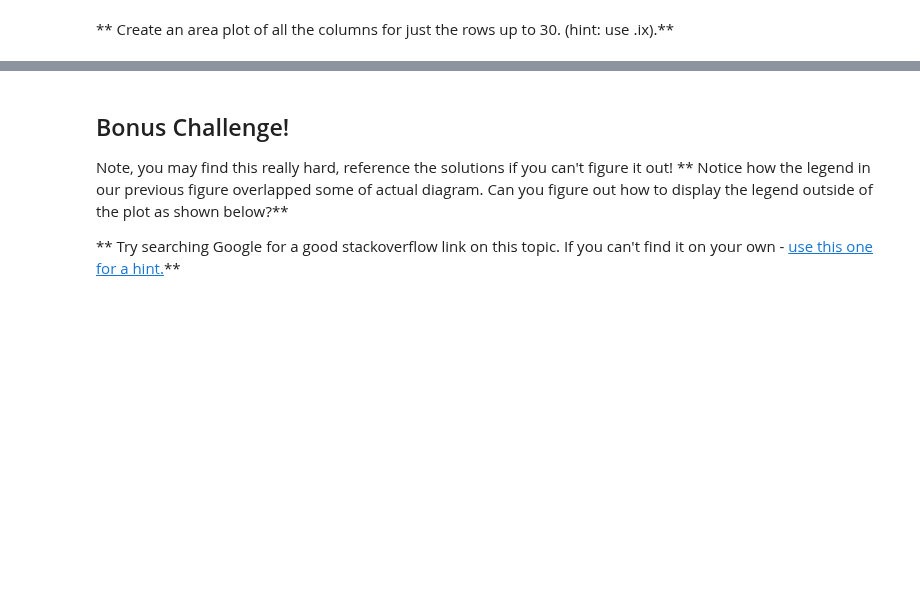
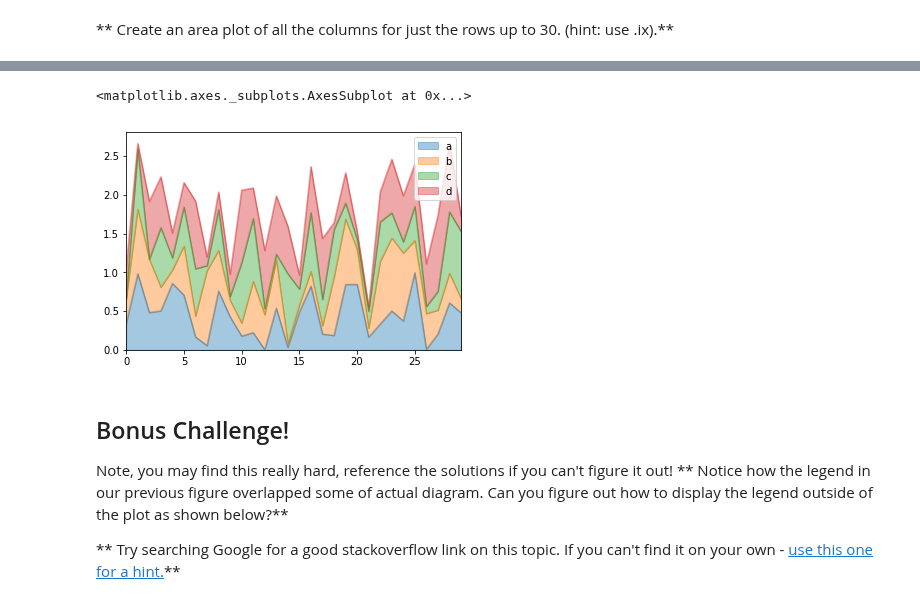
Before and after one commit to thomasdunlap/Python-DS-And-ML-Bootcamp, a Jupyter notebook: Python-for-Data-Visualization/Pandas Built-in Data Viz/Pandas Data Visualization Exercise .ipynb, the cells around one changed output, grey strips where cells are left out. Drawn from its saved outputs; the diff is of its cells as text; code cells hidden in the pictures; blank space fills up the shorter version.

```diff
--- a/Python-for-Data-Visualization/Pandas Built-in Data Viz/Pandas Data Visualization Exercise .ipynb
+++ b/Python-for-Data-Visualization/Pandas Built-in Data Viz/Pandas Data Visualization Exercise .ipynb
@@ -100,3 +82,8 @@ df3['d'].plot.kde()
+# %%
+df3.iloc[0:30].plot.area(alpha=0.4)
+# %% [output]
+<matplotlib.axes._subplots.AxesSubplot at 0x...>
+[figure, added]
 # %% [markdown]
 ## Bonus Challenge!
 Note, you may find this really hard, reference the solutions if you can't figure it out!
```
Also changed, not shown: parts of 11 cells of this notebook.
